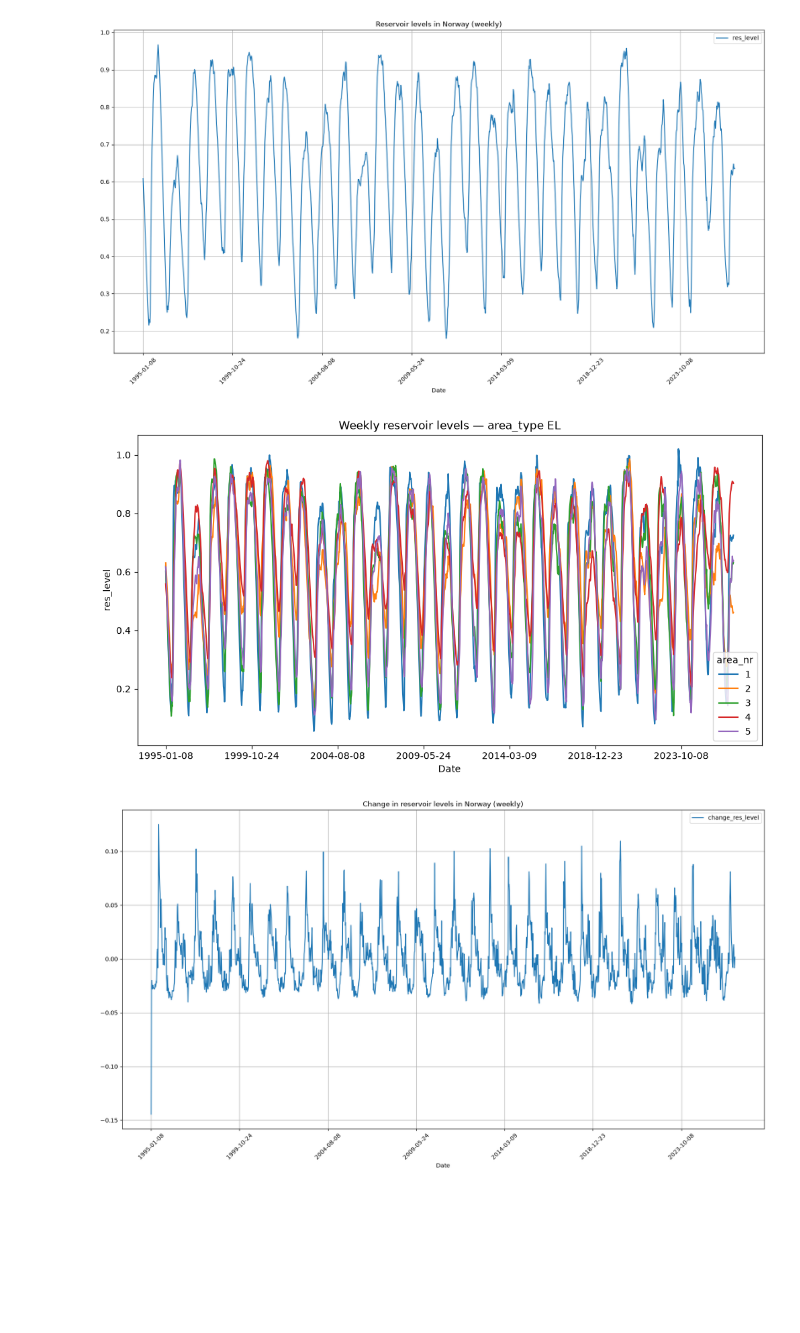
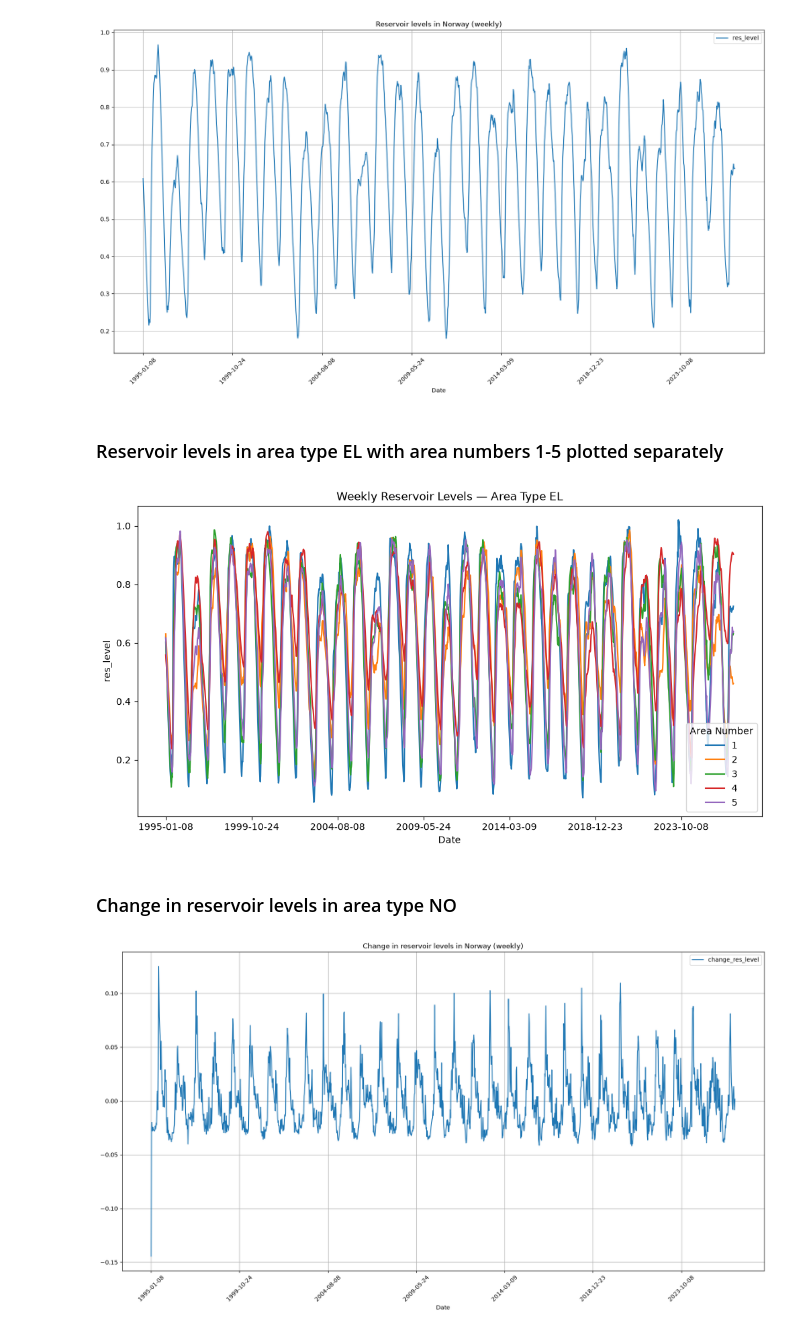
Before and after one commit to MagnusFrantsen/IND320-MagnusFrantsen, a Jupyter notebook: D2Dbook/Assignment 1.ipynb, the cells around one changed output. Cells and saved outputs as stored; diff of their text form; code cells hidden in the pictures; blank space fills up the shorter version.

```diff
--- a/D2Dbook/Assignment 1.ipynb
+++ b/D2Dbook/Assignment 1.ipynb
@@ -55,19 +61,26 @@ subset_1.plot(x='Date', y='res_level', kind='line', title='Reservoir levels in N
 plt.show()
 # %% [output]
 [figure]
+# %% [markdown]
+### Reservoir levels in area type EL with area numbers 1-5 plotted separately
 # %%
 # Plotting the reservoir levels in area_type EL area_nr 1-5 over time
-el = df[df['area_type'] == 'EL']
+el = df[df['area_type'] == 'EL'] # Creating a subset of the dataframe for area_type EL
 
-pivoted = el.pivot_table(index='Date', columns='area_nr', values='res_level')
+pivoted = el.pivot_table(index='Date', columns='area_nr', values='res_level') # Creating a pivot table with Date as index, area_nr as columns, and res_level as values
 
+# Plotting the pivoted dataframe with instructions for figure size, title, x- and y-labels, and legend
 pivoted.plot(figsize=(12, 6))
-plt.title('Weekly reservoir levels — area_type EL')
+plt.title('Weekly Reservoir Levels — Area Type EL')
 plt.xlabel('Date')
 plt.ylabel('res_level')
-plt.legend(title='area_nr')
+plt.legend(title='Area Number',loc='lower right')
+
+# Making sure the plot is displayed
 plt.show()
 # %% [output]
-[figure, old version]
+[figure, new version]
+# %% [markdown]
+### Change in reservoir levels in area type NO
 # %%
 # Plotting the change in reservoir levels in area_type NO over time
```
Also changed, not shown: parts of 5 cells of this notebook, 1 other file.
